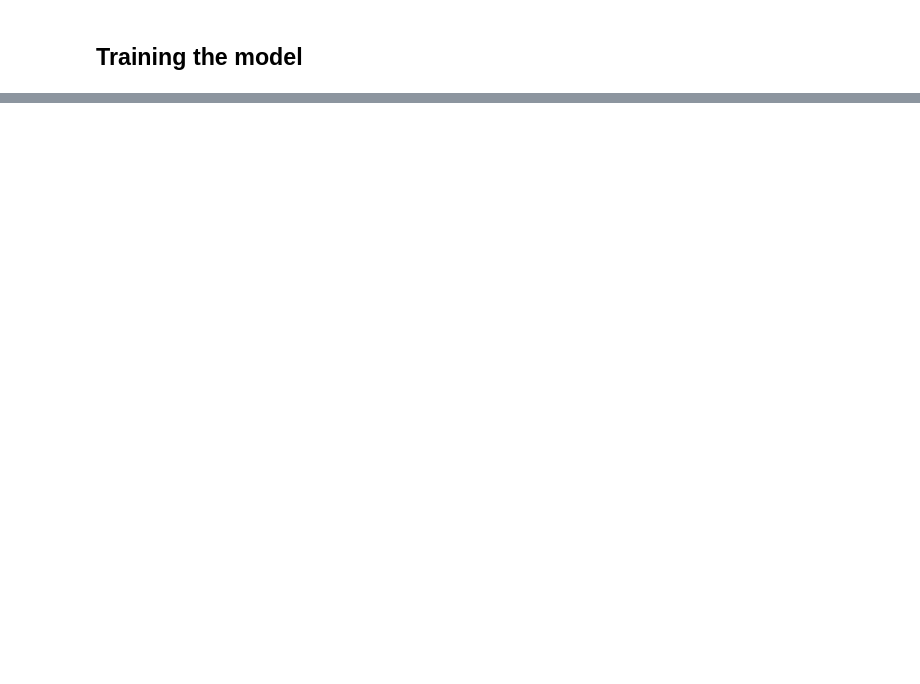
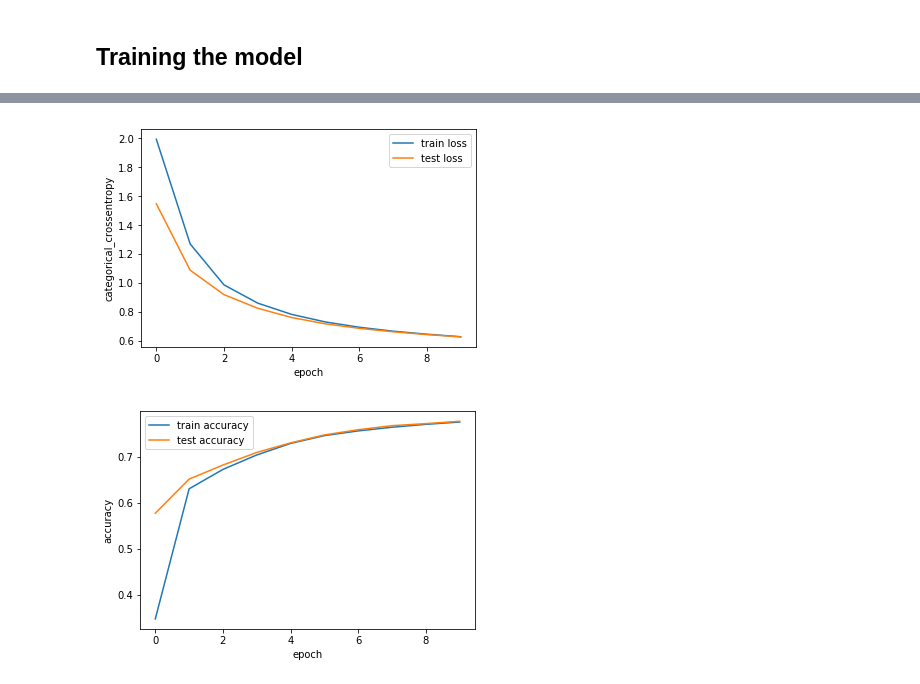
Before and after one commit to calispac/advanced-computing-2018, a Jupyter notebook: material/lecture-03/exercise.ipynb, the cells around one changed output, grey strips where cells are left out. Drawn from its saved outputs; the diff is of its cells as text; code cells hidden in the pictures; blank space fills up the shorter version.

```diff
--- a/material/lecture-03/exercise.ipynb
+++ b/material/lecture-03/exercise.ipynb
@@ -401,0 +436,36 @@ ValueError: Error when checking target: expected activation_24 to have shape (10
+# %%
+X_train = np.expand_dims(X_train, axis=-1)
+X_val = np.expand_dims(X_val, axis=-1)
+# %%
+# we define the input shape (i.e., how many input features) **without** the batch size
+x = Input(shape=(28, 28, 1))
+
+# turn a 28x28 matrix into a 784-d vector, this removes all information
+# about the spatial relation between pixels. Using convolutions will
+# allow us to take advantage of that information (see later)
+h = Conv2D(3, (8, 8))(x)
+h = Activation('tanh')(h)
+h = Conv2D(3, (8, 8))(x)
+h = Activation('tanh')(h)
+h = Conv2D(3, (8, 8))(x)
+h = Activation('tanh')(h)
+h = Flatten()(h)
+# we want to predict one of ten classes
+h = Dense(10)(h)
+y = Activation('softmax')(h)
+
+# Package it all up in a Model
+net = Model(x, y)
+net.compile(loss='categorical_crossentropy',
+            optimizer='sgd',
+            metrics=['accuracy'])
+# %%
+
+
+
+batch_size = 1000
+history = net.fit(X_train, y_train,
+                  batch_size=batch_size,
+                  epochs=10,
+                  verbose=1,
+                  validation_data=(X_val, y_val))
@@ -401,0 +490,5 @@ ValueError: Error when checking target: expected activation_24 to have shape (10
+# %%
+plot_history(history)
+# %% [output]
+[figure, added]
+[figure, added]
```
Also changed, not shown: parts of 16 cells of this notebook.
